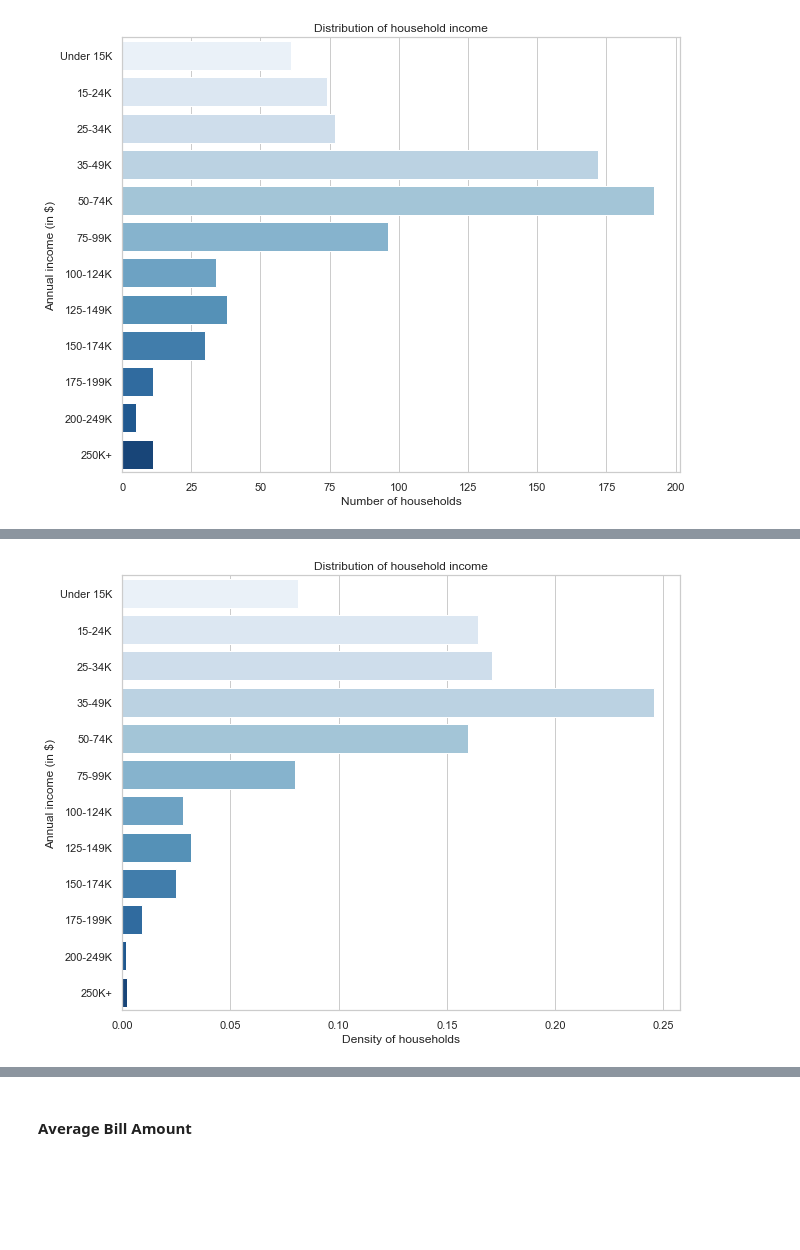
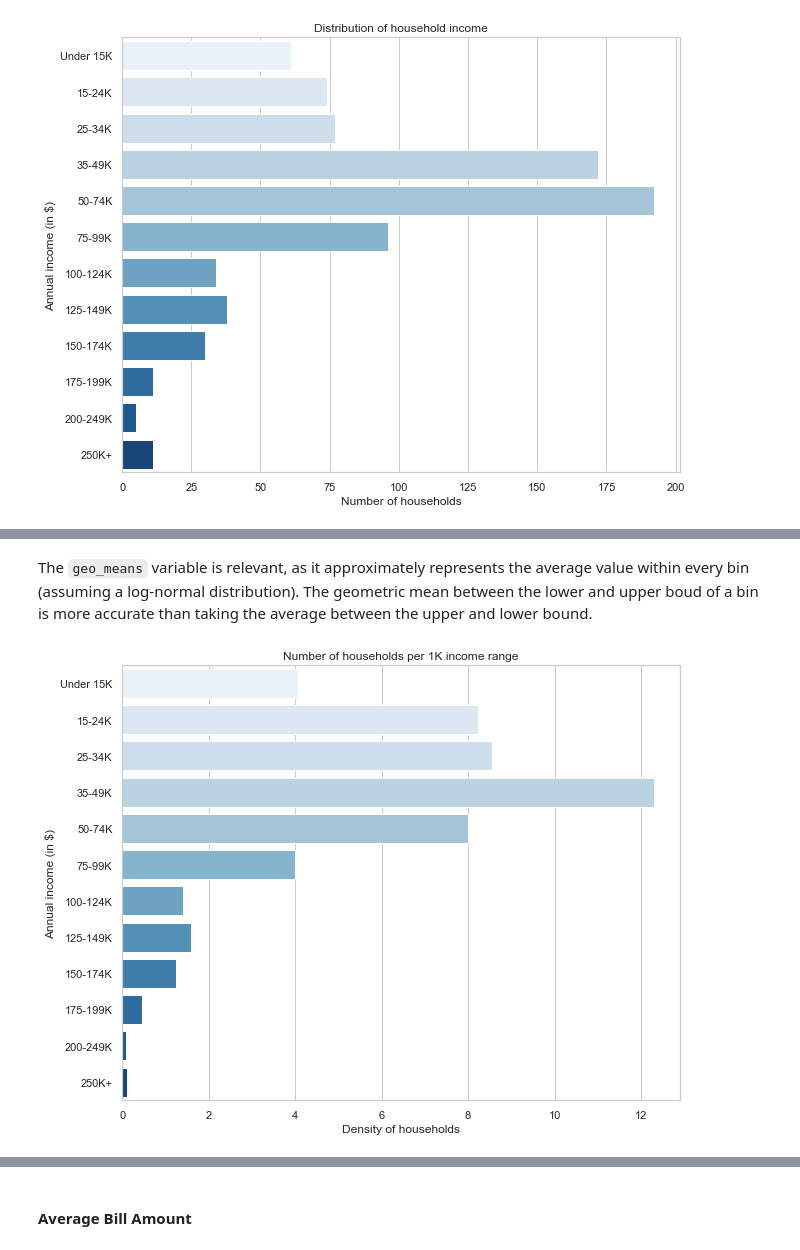
Before and after one commit to BoschSamuel/ADA_Project_2019, a Jupyter notebook: RQ7_mladen_andrej_samuel.ipynb, the cells around one changed output, grey strips where cells are left out. Cells and saved outputs as stored; diff of their text form; code cells hidden in the pictures; blank space fills up the shorter version.

```diff
--- a/RQ7_mladen_andrej_samuel.ipynb
+++ b/RQ7_mladen_andrej_samuel.ipynb
@@ -301,31 +301,38 @@ Looking at the barplot depicting the distribution of this feature we notice hint
 def normalize(x):
     return x / np.sum(x)
 
-diff = np.array([
-    15-0,
-    24-15,
-    34-25,
-    49-35,
-    74-50,
-    99-75,
-    124-100,
-    149-125,
-    174-150,
-    199-175,
-    249-200,
-    350-250
+bins = np.array([
+    [15,0],
+    [24,15],
+    [34,25],
+    [49,35],
+    [74,50],
+    [99,75],
+    [124,100],
+    [149,125],
+    [174,150],
+    [199,175],
+    [249,200],
+    [350,250]
 ])
+
+
+diff = bins[:,0]-bins[:,1]
+
+geo_means = np.sqrt(bins[:,0]*bins[:,1])
+# %% [markdown]
+The `geo_means` variable is relevant, as it approximately represents the average value within every bin (assuming a log-normal distribution). The geometric mean between the lower and upper boud of a bin is more accurate than taking the average between the upper and lower bound.
 # %%
 f, ax = plt.subplots(figsize=(10, 8))
 
 income_desc = df_hh_demographic['INCOME_DESC'].value_counts().sort_index()
 income_desc_density = (income_desc / diff).values
 
-sns.barplot(x=normalize(income_desc_density), y=income_desc.index, ax=ax, palette='Blues')
-ax.set_title('Distribution of household income')
+sns.barplot(x=income_desc_density, y=income_desc.index, ax=ax, palette='Blues')
+ax.set_title('Number of households per 1K income range')
 ax.set_xlabel('Density of households')
 ax.set_ylabel('Annual income (in $)')
 
 plt.show()
 # %% [output]
-[figure, old version]
+[figure, new version]
```
Also changed, not shown: parts of 18 cells of this notebook.
